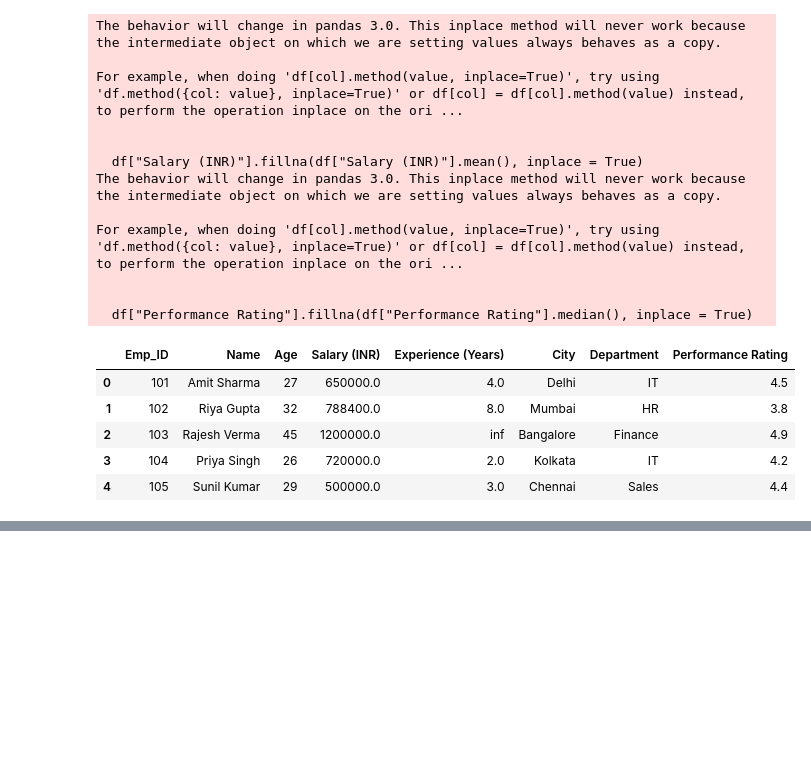
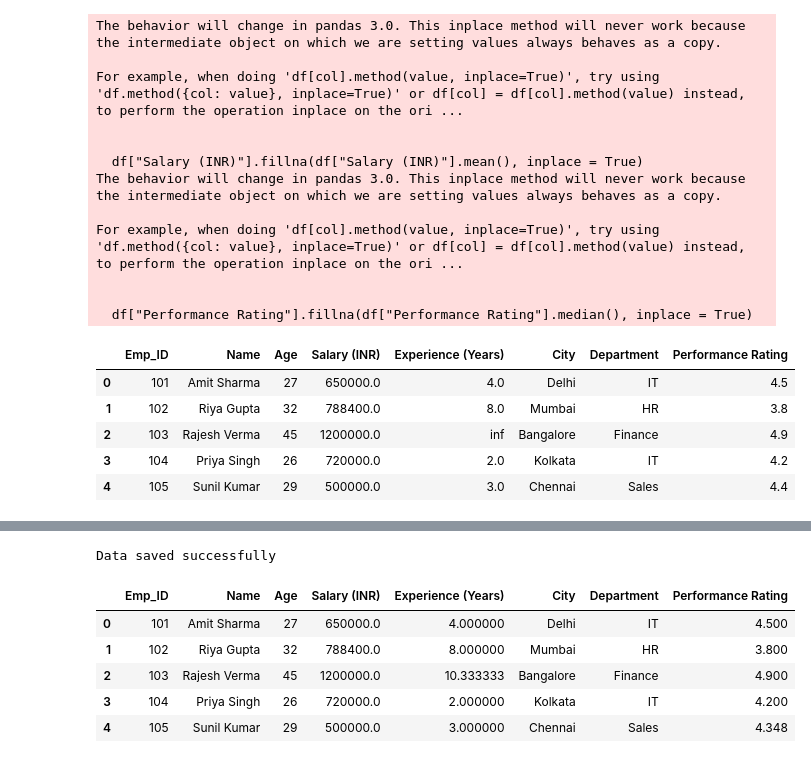
Before and after one commit to Musawer-Afzal/AI-Engineering, a Jupyter notebook: Numpy/numpy_from_scratch.ipynb, the cells around one changed output, grey strips where cells are left out. Cells and saved outputs as stored; diff of their text form; code cells hidden in the pictures; blank space fills up the shorter version.

Commit message:
Cleaned a messy dataset using pandas and numpy

```diff
--- a/Numpy/numpy_from_scratch.ipynb
+++ b/Numpy/numpy_from_scratch.ipynb
@@ -518,0 +553,17 @@ For example, when doing 'df[col].method(value, inplace=True)', try using 'df.met
+# %%
+save_path = r"D:\Coding\Dev Weekend\AI Engineering\Numpy\Data\cleaned_indian_employee_data.csv"
+
+df.to_csv(save_path, index = False)
+print("Data saved successfully")
+# %% [output]
+Data saved successfully
+# %%
+cleaned_data = pd.read_csv(save_path)
+cleaned_data.head()
+# %% [output]
+|  | Emp_ID | Name | Age | Salary (INR) | Experience (Years) | City | Department | Performance Rating |
+| 0 | 101 | Amit Sharma | 27 | 650000.0 | 4.000000 | Delhi | IT | 4.500 |
+| 1 | 102 | Riya Gupta | 32 | 788400.0 | 8.000000 | Mumbai | HR | 3.800 |
+| 2 | 103 | Rajesh Verma | 45 | 1200000.0 | 10.333333 | Bangalore | Finance | 4.900 |
+| 3 | 104 | Priya Singh | 26 | 720000.0 | 2.000000 | Kolkata | IT | 4.200 |
+| 4 | 105 | Sunil Kumar | 29 | 500000.0 | 3.000000 | Chennai | Sales | 4.348 |
```
Also changed, not shown: parts of 6 cells of this notebook.
